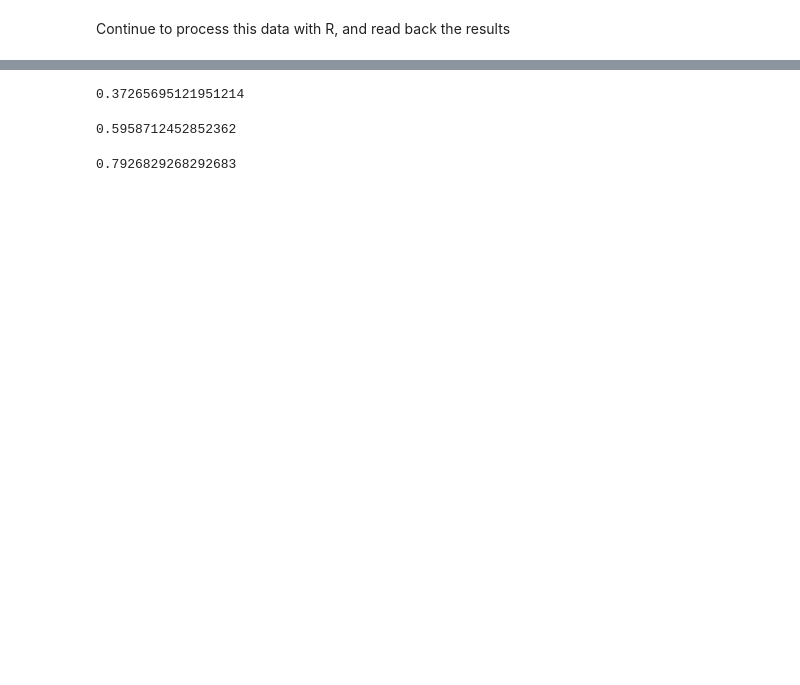
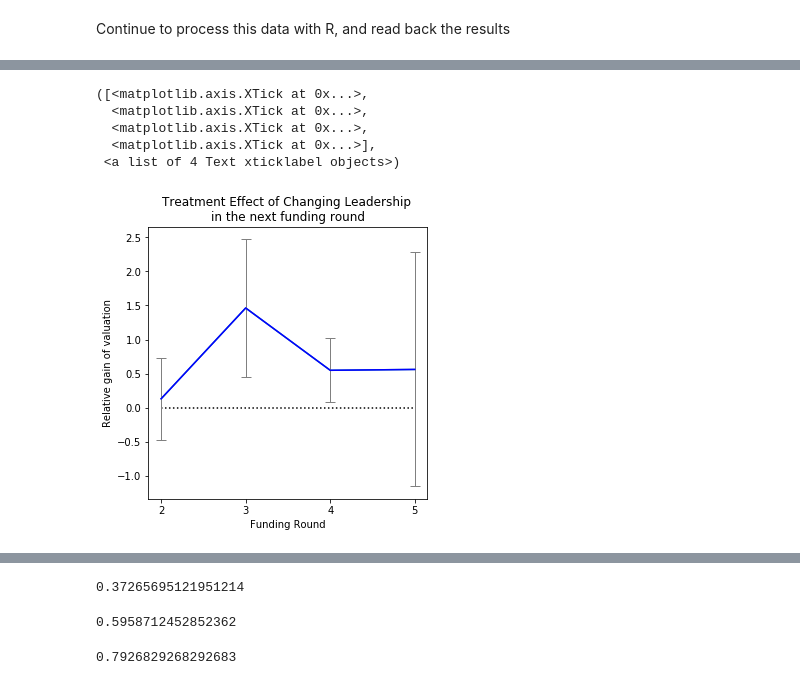
Before and after one commit to chenyangzhu/cz2641-applied-causality, a Jupyter notebook: src/codes/synthetic control.ipynb, the cells around one changed output, grey strips where cells are left out. Drawn from its saved outputs; the diff is of its cells as text; code cells hidden in the pictures; blank space fills up the shorter version.

```diff
--- a/src/codes/synthetic control.ipynb
+++ b/src/codes/synthetic control.ipynb
@@ -320,0 +231,3 @@ plt.hist(one_term)
+# %%
+TrEffect4Tred['one_term']=one_term
+TrEffect4Tred
@@ -320,0 +269,26 @@ plt.hist(one_term)
+# %%
+plt.figure(figsize=(5,5))
+one_term_mean = TrEffect4Tred[['funding_round_num', 'one_term']].groupby("funding_round_num").mean().to_numpy().reshape([4])
+one_term_error = TrEffect4Tred[['funding_round_num', 'one_term']].groupby("funding_round_num").std().to_numpy().reshape([4])
+# plt.plot(TrEffect4Tred[['funding_round_num', 'one_term']].groupby("funding_round_num").mean())
+plt.hlines(0, xmin=2, xmax=5, linestyles="dotted")
+plt.errorbar(x=[2,3,4,5],
+             y=one_term_mean,
+             yerr=one_term_error,
+             barsabove=True,
+             capsize=5,
+             elinewidth=1,
+             markeredgewidth=1,
+             ecolor='grey')
+plt.plot([2,3,4,5], one_term_mean, 'b-')
+plt.title("Treatment Effect of Changing Leadership \nin the next funding round")
+plt.ylabel("Relative gain of valuation")
+plt.xlabel("Funding Round")
+plt.xticks([2,3,4,5])
+# %% [output]
+([<matplotlib.axis.XTick at 0x...>,
+  <matplotlib.axis.XTick at 0x...>,
+  <matplotlib.axis.XTick at 0x...>,
+  <matplotlib.axis.XTick at 0x...>],
+ <a list of 4 Text xticklabel objects>)
+[figure, added]
```
Also changed, not shown: parts of 23 cells of this notebook, 6 other files.
